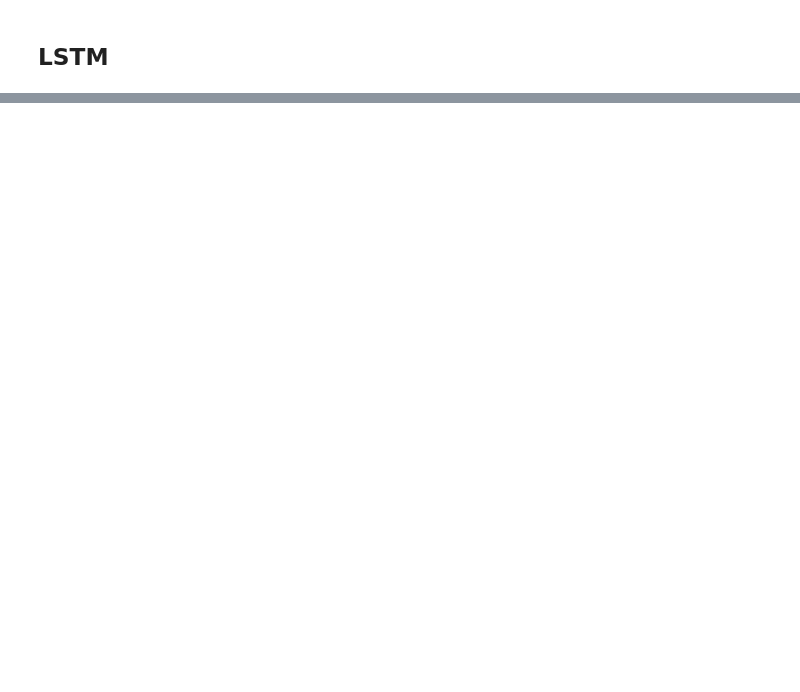
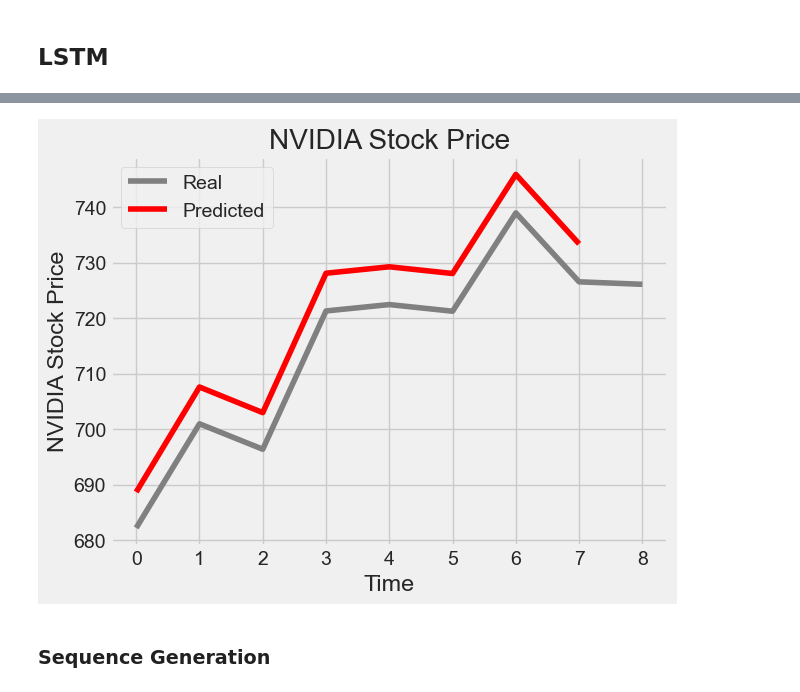
Before and after one commit to dhwanu19/nvidia-stock-price-analysis, a Jupyter notebook: LSTM-RNN.ipynb, the cells around one changed output, grey strips where cells are left out. Saved outputs shown, nothing was run; the diff lists cells and outputs as text; code cells hidden in the pictures; blank space fills up the shorter version.

```diff
--- a/LSTM-RNN.ipynb
+++ b/LSTM-RNN.ipynb
@@ -246,2 +224,6 @@ plot_predictions(test_set[:steps_in_future], results, "NVIDIA Stock Price")
 # %% [markdown]
 ## **LSTM**
+# %%
+model_lstm = Sequential()
+model_lstm.add(LSTM(units=125, input_shape=(n_steps, features)))
+model_lstm.add(Dense(units=1))
@@ -247,0 +236,5 @@ plot_predictions(test_set[:steps_in_future], results, "NVIDIA Stock Price")
+# %%
+# Compiling the model
+model_lstm.compile(optimizer="RMSprop", loss="mse")
+# %%
+history = model_lstm.fit(X_train, y_train, epochs=10, batch_size=32, verbose=0)
@@ -247,0 +247,5 @@ plot_predictions(test_set[:steps_in_future], results, "NVIDIA Stock Price")
+# %%
+#prediction
+predicted_stock_price = model_lstm.predict(X_test)
+#inverse transform the values
+predicted_stock_price = sc.inverse_transform(predicted_stock_price)
@@ -247,0 +254,6 @@ plot_predictions(test_set[:steps_in_future], results, "NVIDIA Stock Price")
+# %%
+plot_predictions(test_set, predicted_stock_price, "NVIDIA Stock Price")
+# %% [output]
+[figure, added]
+# %% [markdown]
+### Sequence Generation
```
Also changed, not shown: parts of 39 cells of this notebook, 1 other file.
